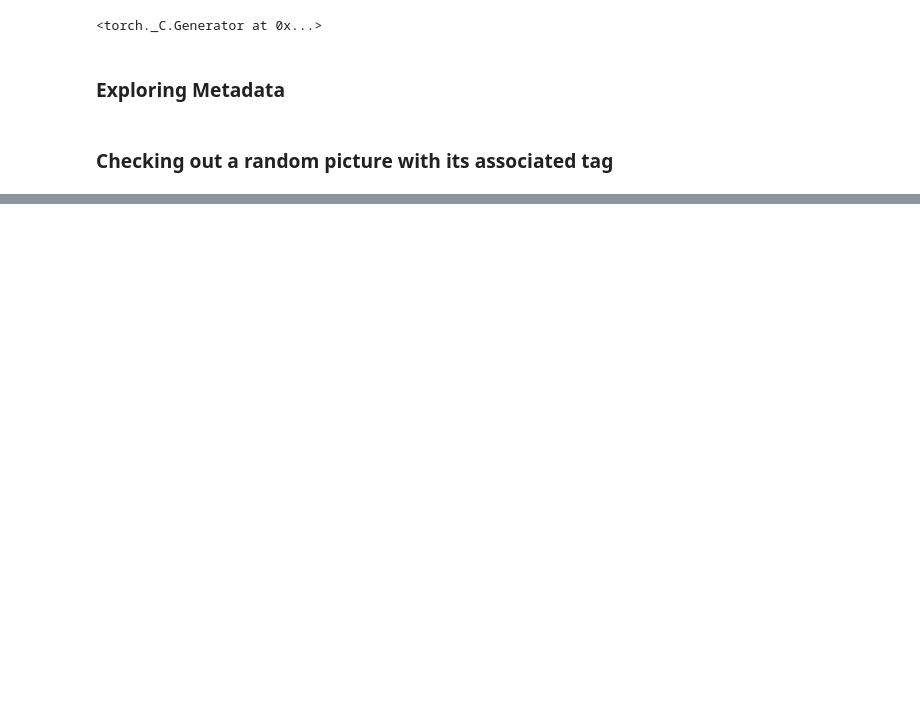
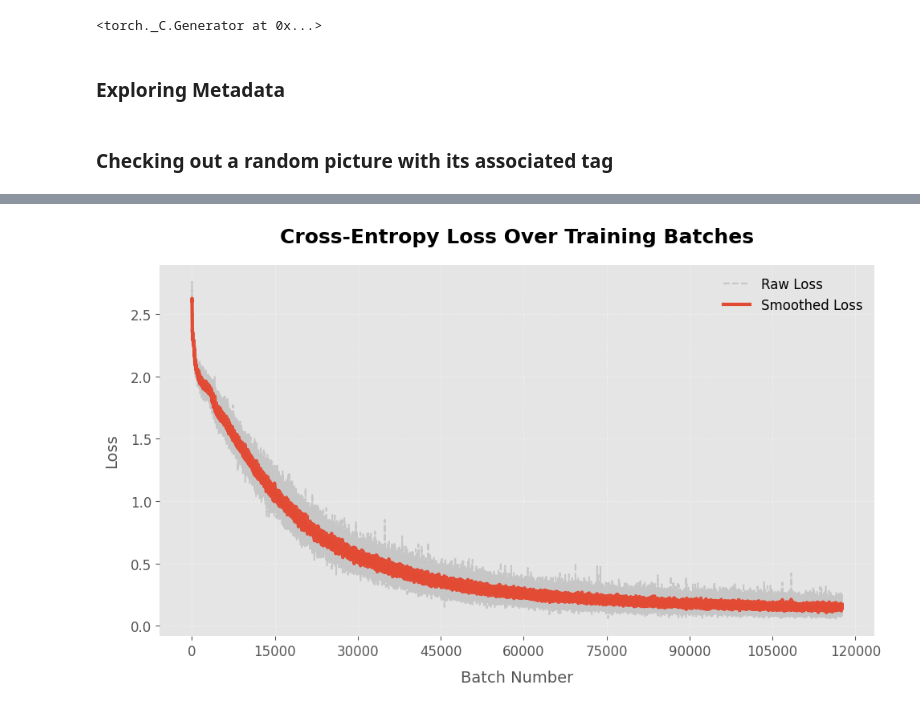
Before and after one commit to Andreas-Pash/CNN_deep_learning, a Jupyter notebook: deep_cnn.ipynb, the cells around one changed output, grey strips where cells are left out. Cells and saved outputs as stored; diff of their text form; code cells hidden in the pictures; blank space fills up the shorter version.

```diff
--- a/deep_cnn.ipynb
+++ b/deep_cnn.ipynb
@@ -683,0 +763,37 @@ plt.show()
+# %%
+def plot_losses(losses):
+    num_batches = range(1, len(losses) + 1)
+
+    plt.style.use('ggplot')
+
+    fig, ax = plt.subplots(figsize=(10, 6))
+
+    # Smoothing for visual aesthetics
+    smooth_losses = np.convolve(losses, np.ones(10)/10, mode='valid')
+    smooth_batches = range(1 + 5, len(losses) - 3)
+
+    ax.plot(num_batches, losses, linestyle='--', alpha=0.3, color='gray', label='Raw Loss')
+
+    # Plot smoothed line with rounded markers
+    ax.plot(smooth_batches, smooth_losses, linewidth=3, marker='o', markersize=.2,
+            markerfacecolor='white', markeredgewidth=1, label='Smoothed Loss')
+
+    ax.set_title('Cross-Entropy Loss Over Training Batches', fontsize=18, weight='bold', pad=20)
+    ax.set_xlabel('Batch Number', fontsize=14, labelpad=10)
+    ax.set_ylabel('Loss', fontsize=14, labelpad=10)
+    ax.xaxis.set_major_locator(ticker.MaxNLocator(integer=True))
+    ax.tick_params(axis='both', labelsize=12)
+
+    ax.grid(True, linestyle=':', linewidth=0.7, alpha=0.7)
+    ax.legend(fontsize=12, frameon=False)
+
+    for spine in ax.spines.values():
+        spine.set_visible(False)
+
+    plt.tight_layout()
+    plt.show()
+
+losses = (torch.tensor(losses).cpu().numpy())
+plot_losses(losses)
+# %% [output]
+[figure, added]
```
Also changed, not shown: parts of 22 cells of this notebook.
